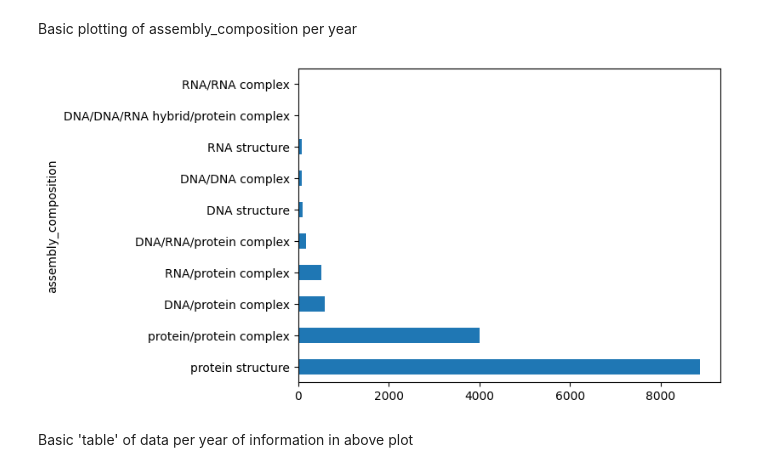
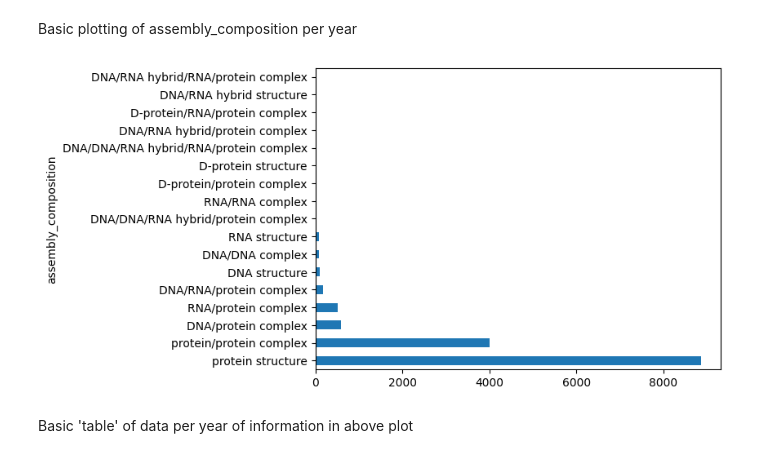
Before and after one commit to glevans/pdbe-api-training, a Jupyter notebook: PDBe_2023_release_stats.ipynb, the cells around one changed output. Drawn from its saved outputs; the diff is of its cells as text; code cells hidden in the pictures.

```diff
--- a/PDBe_2023_release_stats.ipynb
+++ b/PDBe_2023_release_stats.ipynb
@@ -299,9 +346,9 @@ Name: pdb_id, dtype: int64
 # %% [markdown]
 Basic plotting of assembly_composition per year
 # %%
-pandas_plot(list_of_results=results, column_to_group_by='assembly_composition', graph_type='barh', top10=True)
+pandas_plot(list_of_results=results, column_to_group_by='assembly_composition', graph_type='barh')
 # %% [output]
-[figure, old version]
+[figure, new version]
 # %% [markdown]
 Basic 'table' of data per year of information in above plot
 # %%
```
Also changed, not shown: parts of 7 cells of this notebook.
